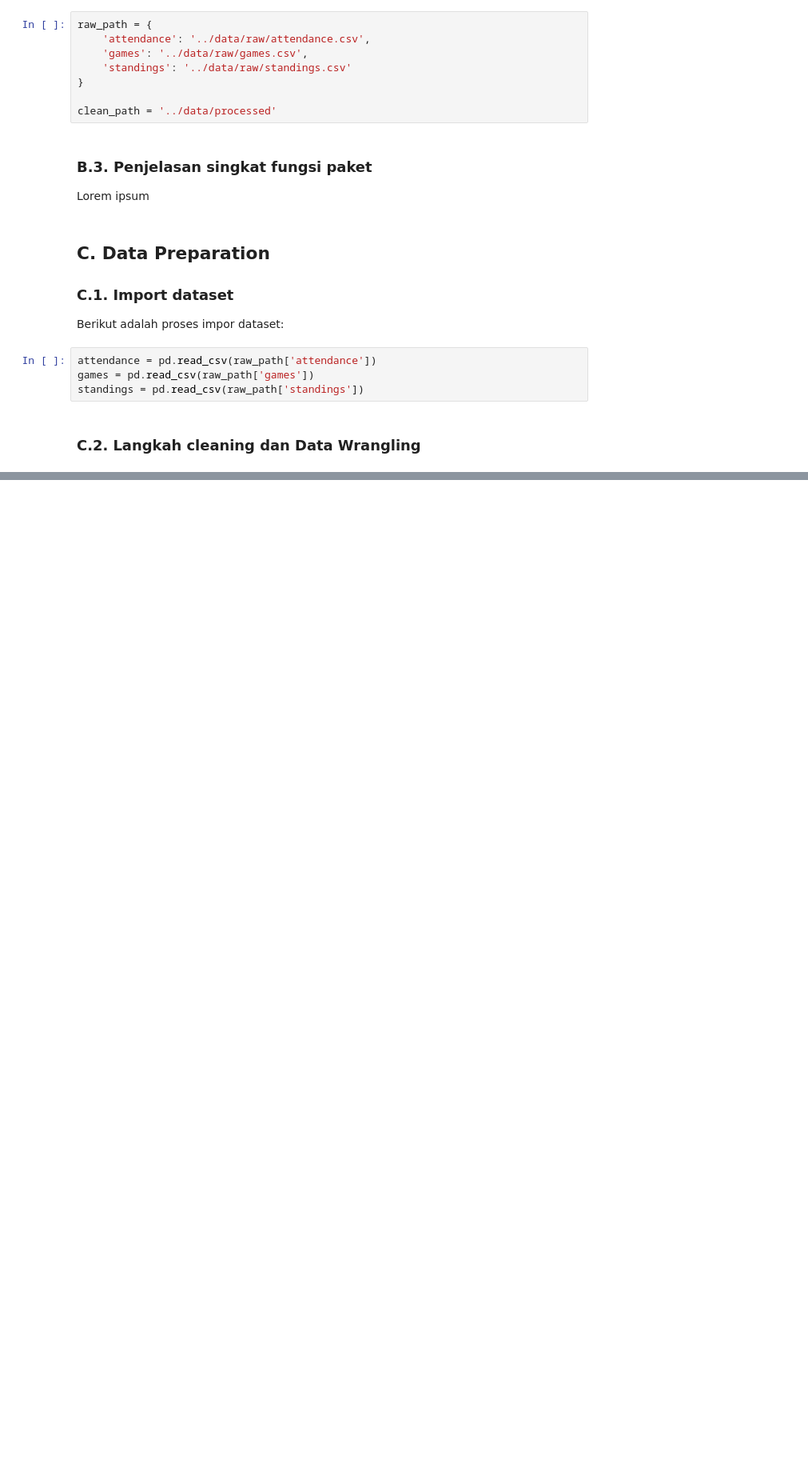
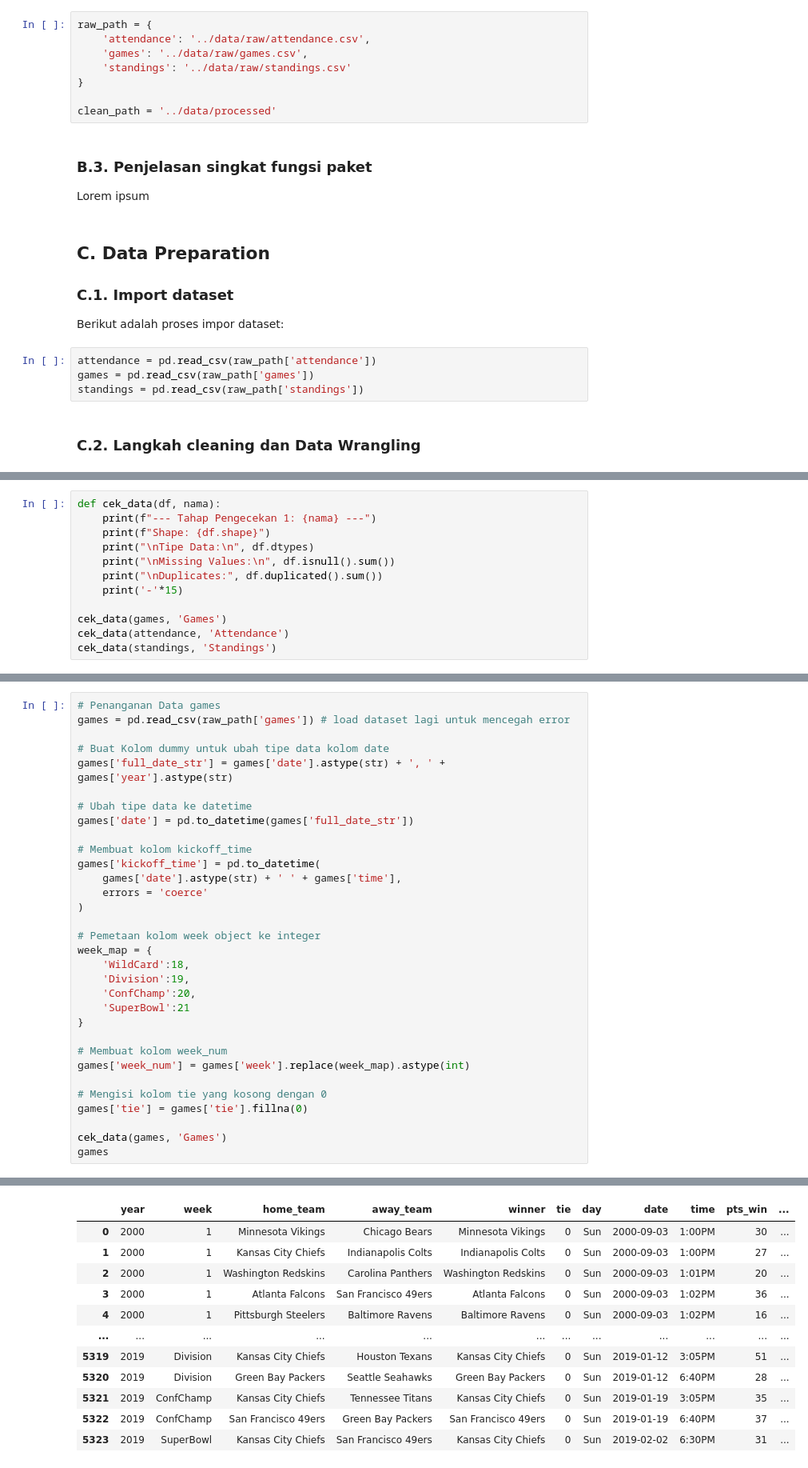
Before and after one commit to gacoanphilia/final-project, a Jupyter notebook: notebooks/final-project.ipynb, the cells around one changed output, grey strips where cells are left out. Shown: that part at 80% size. Saved outputs shown, nothing was run; the diff lists cells and outputs as text; blank space fills up the shorter version.

```diff
--- a/notebooks/final-project.ipynb
+++ b/notebooks/final-project.ipynb
@@ -53,0 +51,12 @@ Duplicates di Games: 0
+# %%
+def cek_data(df, nama):
+    print(f"--- Tahap Pengecekan 1: {nama} ---")
+    print(f"Shape: {df.shape}")
+    print("\nTipe Data:\n", df.dtypes)
+    print("\nMissing Values:\n", df.isnull().sum())
+    print("\nDuplicates:", df.duplicated().sum())
+    print('-'*15)
+
+cek_data(games, 'Games')
+cek_data(attendance, 'Attendance')
+cek_data(standings, 'Standings')
@@ -53,0 +89,33 @@ Duplicates di Games: 0
+# %%
+# Penanganan Data games
+games = pd.read_csv(raw_path['games']) # load dataset lagi untuk mencegah error
+
+# Buat Kolom dummy untuk ubah tipe data kolom date
+games['full_date_str'] = games['date'].astype(str) + ', ' + games['year'].astype(str)
+
+# Ubah tipe data ke datetime
+games['date'] = pd.to_datetime(games['full_date_str'])
+
+# Membuat kolom kickoff_time
+games['kickoff_time'] = pd.to_datetime(
+    games['date'].astype(str) + ' ' + games['time'],
+    errors = 'coerce'
+)
+
+# Pemetaan kolom week object ke integer
+week_map = {
+    'WildCard':18,
+    'Division':19,
+    'ConfChamp':20,
+    'SuperBowl':21
+}
+
+# Membuat kolom week_num
+games['week_num'] = games['week'].replace(week_map).astype(int)
+
+# Mengisi kolom tie yang kosong dengan 0
+games['tie'] = games['tie'].fillna(0)
+
+cek_data(games, 'Games')
+games
+# %% [output]
@@ -53,0 +139,12 @@ Duplicates di Games: 0
+|  | year | week | home_team | away_team | winner | tie | day | date | time | pts_win | ... |
+| 0 | 2000 | 1 | Minnesota Vikings | Chicago Bears | Minnesota Vikings | 0 | Sun | 2000-09-03 | 1:00PM | 30 | ... |
+| 1 | 2000 | 1 | Kansas City Chiefs | Indianapolis Colts | Indianapolis Colts | 0 | Sun | 2000-09-03 | 1:00PM | 27 | ... |
+| 2 | 2000 | 1 | Washington Redskins | Carolina Panthers | Washington Redskins | 0 | Sun | 2000-09-03 | 1:01PM | 20 | ... |
+| 3 | 2000 | 1 | Atlanta Falcons | San Francisco 49ers | Atlanta Falcons | 0 | Sun | 2000-09-03 | 1:02PM | 36 | ... |
+| 4 | 2000 | 1 | Pittsburgh Steelers | Baltimore Ravens | Baltimore Ravens | 0 | Sun | 2000-09-03 | 1:02PM | 16 | ... |
+| ... | ... | ... | ... | ... | ... | ... | ... | ... | ... | ... | ... |
+| 5319 | 2019 | Division | Kansas City Chiefs | Houston Texans | Kansas City Chiefs | 0 | Sun | 2019-01-12 | 3:05PM | 51 | ... |
+| 5320 | 2019 | Division | Green Bay Packers | Seattle Seahawks | Green Bay Packers | 0 | Sun | 2019-01-12 | 6:40PM | 28 | ... |
+| 5321 | 2019 | ConfChamp | Kansas City Chiefs | Tennessee Titans | Kansas City Chiefs | 0 | Sun | 2019-01-19 | 3:05PM | 35 | ... |
+| 5322 | 2019 | ConfChamp | San Francisco 49ers | Green Bay Packers | San Francisco 49ers | 0 | Sun | 2019-01-19 | 6:40PM | 37 | ... |
+| 5323 | 2019 | SuperBowl | Kansas City Chiefs | San Francisco 49ers | Kansas City Chiefs | 0 | Sun | 2019-02-02 | 6:30PM | 31 | ... |
```
Also changed, not shown: parts of 6 cells of this notebook.
